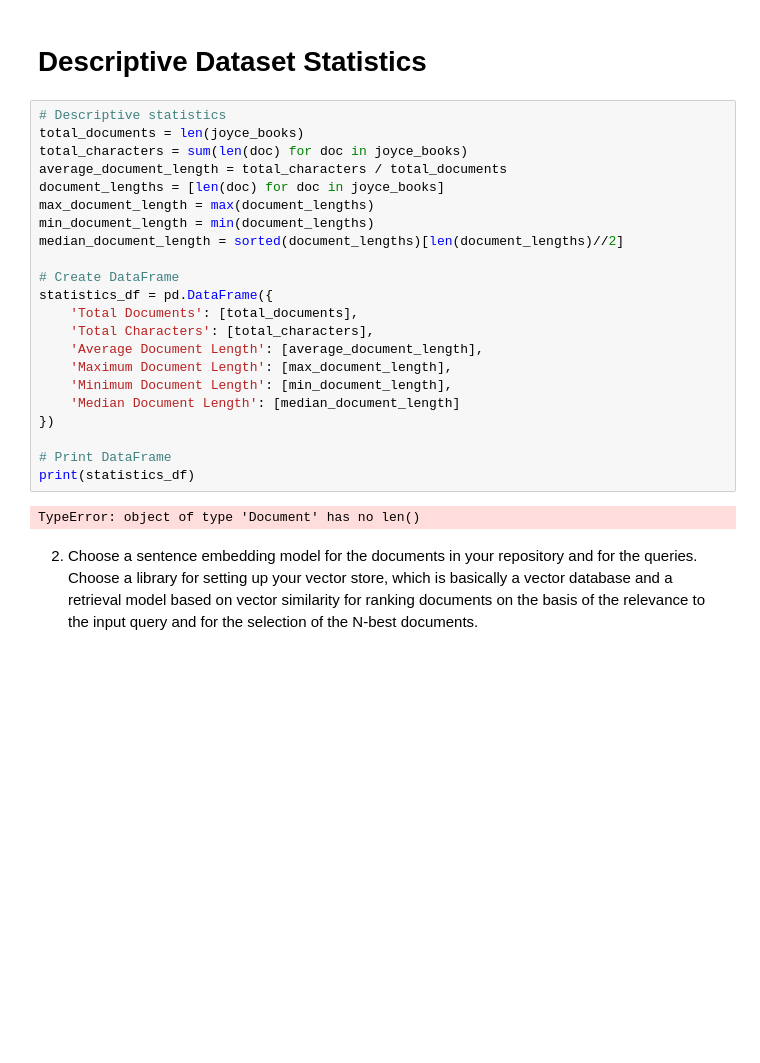
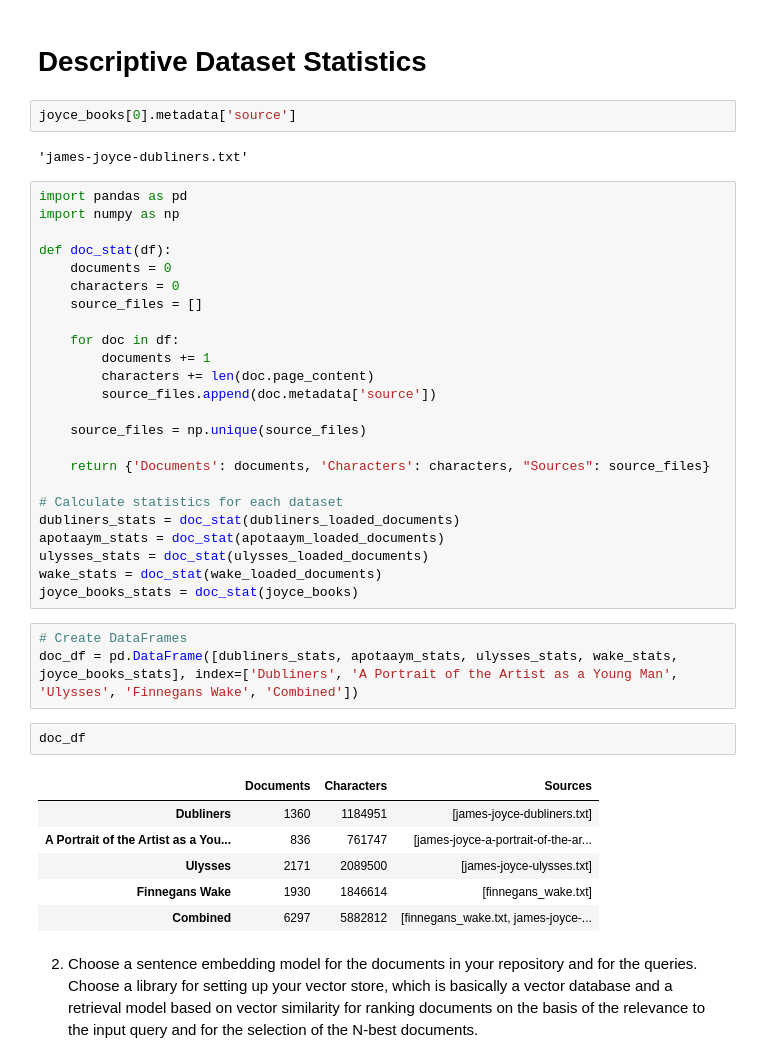
Before and after one commit to kostas-panagiotakis/NLP, a Jupyter notebook: Joyce_RAG_Project.ipynb, the cells around one changed output. Cells and saved outputs as stored; diff of their text form; blank space fills up the shorter version.

```diff
--- a/Joyce_RAG_Project.ipynb
+++ b/Joyce_RAG_Project.ipynb
@@ -273,30 +273,46 @@ len(joyce_books)
 6297
 # %% [markdown]
 # Descriptive Dataset Statistics
-# %%
-# Descriptive statistics
-total_documents = len(joyce_books)
-total_characters = sum(len(doc) for doc in joyce_books)
-average_document_length = total_characters / total_documents
-document_lengths = [len(doc) for doc in joyce_books]
-max_document_length = max(document_lengths)
-min_document_length = min(document_lengths)
-median_document_length = sorted(document_lengths)[len(document_lengths)//2]
-
-# Create DataFrame
-statistics_df = pd.DataFrame({
-    'Total Documents': [total_documents],
-    'Total Characters': [total_characters],
-    'Average Document Length': [average_document_length],
-    'Maximum Document Length': [max_document_length],
-    'Minimum Document Length': [min_document_length],
-    'Median Document Length': [median_document_length]
-})
-
-# Print DataFrame
-print(statistics_df)
-# %% [output]
-TypeError: object of type 'Document' has no len()
+# %%
+joyce_books[0].metadata['source']
+# %% [output]
+'james-joyce-dubliners.txt'
+# %%
+import pandas as pd
+import numpy as np
+
+def doc_stat(df):
+    documents = 0
+    characters = 0
+    source_files = []
+
+    for doc in df:
+        documents += 1
+        characters += len(doc.page_content)
+        source_files.append(doc.metadata['source'])
+
+    source_files = np.unique(source_files)
+
+    return {'Documents': documents, 'Characters': characters, "Sources": source_files}
+
+# Calculate statistics for each dataset
+dubliners_stats = doc_stat(dubliners_loaded_documents)
+apotaaym_stats = doc_stat(apotaaym_loaded_documents)
+ulysses_stats = doc_stat(ulysses_loaded_documents)
+wake_stats = doc_stat(wake_loaded_documents)
+joyce_books_stats = doc_stat(joyce_books)
+# %%
+# Create DataFrames
+doc_df = pd.DataFrame([dubliners_stats, apotaaym_stats, ulysses_stats, wake_stats, joyce_books_stats], index=['Dubliners', 'A Portrait of the Artist as a Young Man', 'Ulysses', 'Finnegans Wake', 'Combined'])
+# %%
+doc_df
+# %% [output]
+|  | Documents | Characters | Sources |
+| Dubliners | 1360 | 1184951 | [james-joyce-dubliners.txt] |
+| A Portrait of the Artist as a You... | 836 | 761747 | [james-joyce-a-portrait-of-the-ar... |
+| Ulysses | 2171 | 2089500 | [james-joyce-ulysses.txt] |
+| Finnegans Wake | 1930 | 1846614 | [finnegans_wake.txt] |
+| Combined | 6297 | 5882812 | [finnegans_wake.txt, james-joyce-... |
 # %% [markdown]
 2.   Choose a sentence embedding model for the documents in your repository and for the queries. Choose a library for setting up your vector store, which is basically a vector database and a retrieval model based on vector similarity for ranking documents on the basis of the relevance to the input query and for the selection of the N-best documents.
 # %% [markdown]
```
Also changed, not shown: parts of 8 cells of this notebook.
